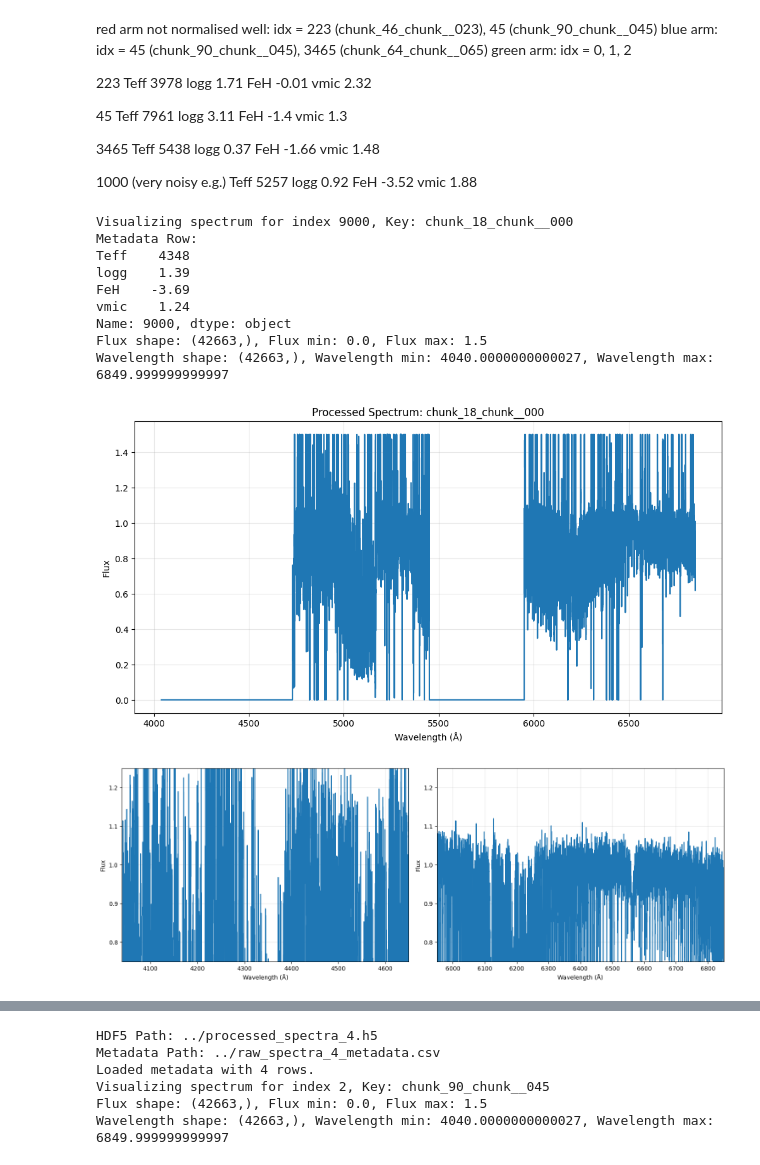
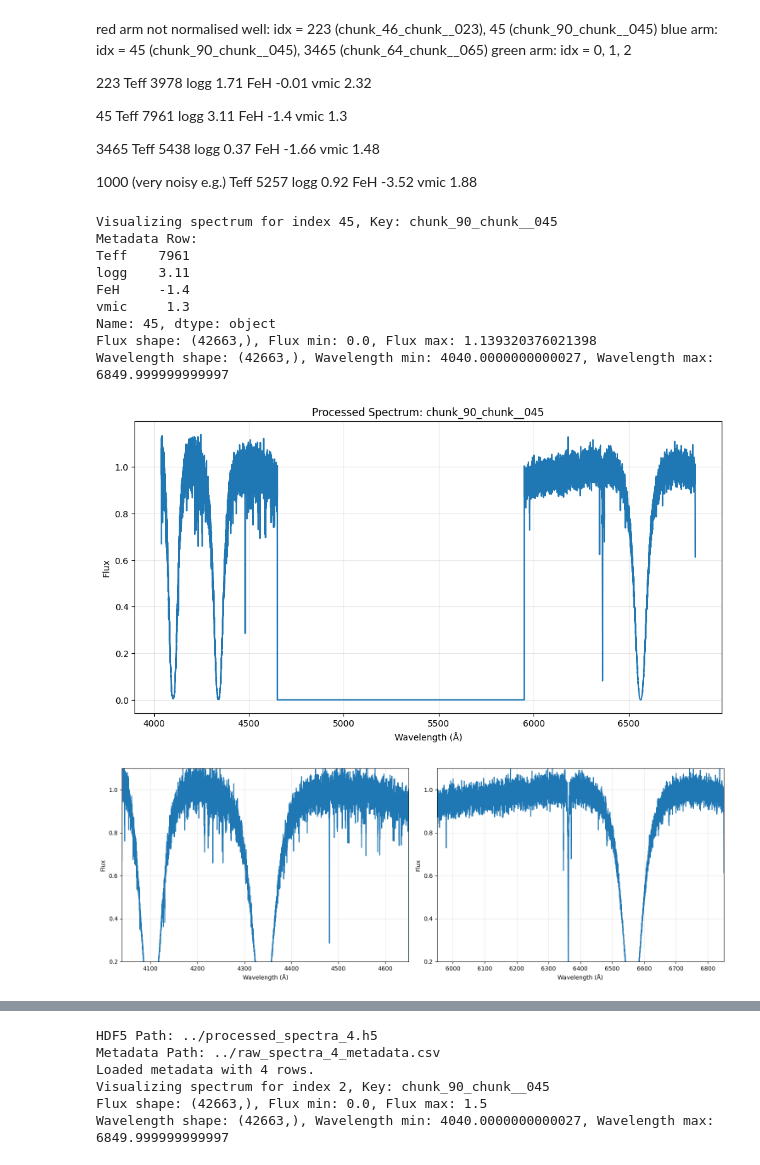
Before and after one commit to mkim0029/WEAVE_Pristine, a Jupyter notebook: data/notebooks/explore_processed_data.ipynb, the cells around one changed output, grey strips where cells are left out. Drawn from its saved outputs; the diff is of its cells as text; code cells hidden in the pictures.

```diff
--- a/data/notebooks/explore_processed_data.ipynb
+++ b/data/notebooks/explore_processed_data.ipynb
@@ -69,7 +69,7 @@ FeH    -3.52
 vmic    1.88
 # %%
 # Select a spectrum index
-idx = 9000
+idx = 45
 row = df.iloc[idx]
 key = row['hdf5_key']
 print(f"Visualizing spectrum for index {idx}, Key: {key}")
@@ -95,16 +95,16 @@ with h5py.File(hdf5_path, 'r') as hf:
     else:
         print("Datasets not found in HDF5.")
 # %% [output]
-Visualizing spectrum for index 9000, Key: chunk_18_chunk__000
+Visualizing spectrum for index 45, Key: chunk_90_chunk__045
 Metadata Row:
-Teff    4348
-logg    1.39
-FeH    -3.69
-vmic    1.24
-Name: 9000, dtype: object
-Flux shape: (42663,), Flux min: 0.0, Flux max: 1.5
+Teff    7961
+logg    3.11
+FeH     -1.4
+vmic     1.3
+Name: 45, dtype: object
+Flux shape: (42663,), Flux min: 0.0, Flux max: 1.139320376021398
 Wavelength shape: (42663,), Wavelength min: 4040.0000000000027, Wavelength max: 6849.999999999997
-[figure, old version]
+[figure, new version]
 # %%
 # Arm Definitions (Angstroms)
 BLUE_ARM = (4040, 4650)
@@ -114,33 +114,33 @@ RED_ARM = (5950, 6850)
 green = False
 blue = True
 
 plt.figure(figsize=(15, 10))
 
 if green:
     plt.subplot(2, 2, 1)
     plt.plot(wavelength, flux)
     plt.xlabel("Wavelength (Å)")
     plt.ylabel("Flux")
     plt.grid(True, alpha=0.3)
     plt.ylim(0.75, 1.25)
     plt.xlim(GREEN_ARM)
 elif blue:
     plt.subplot(2, 2, 1)
     plt.plot(wavelength, flux)
     plt.xlabel("Wavelength (Å)")
     plt.ylabel("Flux")
     plt.grid(True, alpha=0.3)
-    plt.ylim(0.75, 1.25)
+    plt.ylim(0.2, 1.1)
     plt.xlim(BLUE_ARM)
 
 plt.subplot(2, 2, 2)
 plt.plot(wavelength, flux)
 plt.xlabel("Wavelength (Å)")
 plt.ylabel("Flux")
 plt.grid(True, alpha=0.3)
-plt.ylim(0.75, 1.25)
+plt.ylim(0.2, 1.1)
 plt.xlim(RED_ARM)
 plt.tight_layout()
 plt.show()
 # %% [output]
-[figure, old version]
+[figure, new version]
```
Also changed, not shown: parts of 1 cell of this notebook, 9 other files.
